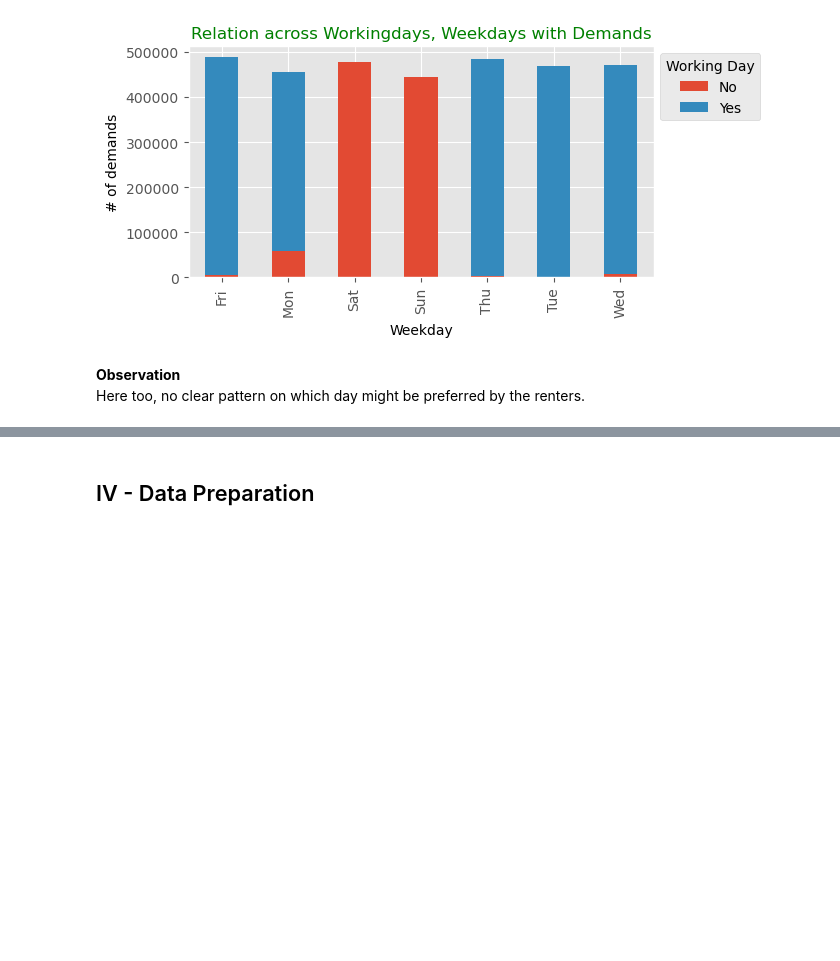
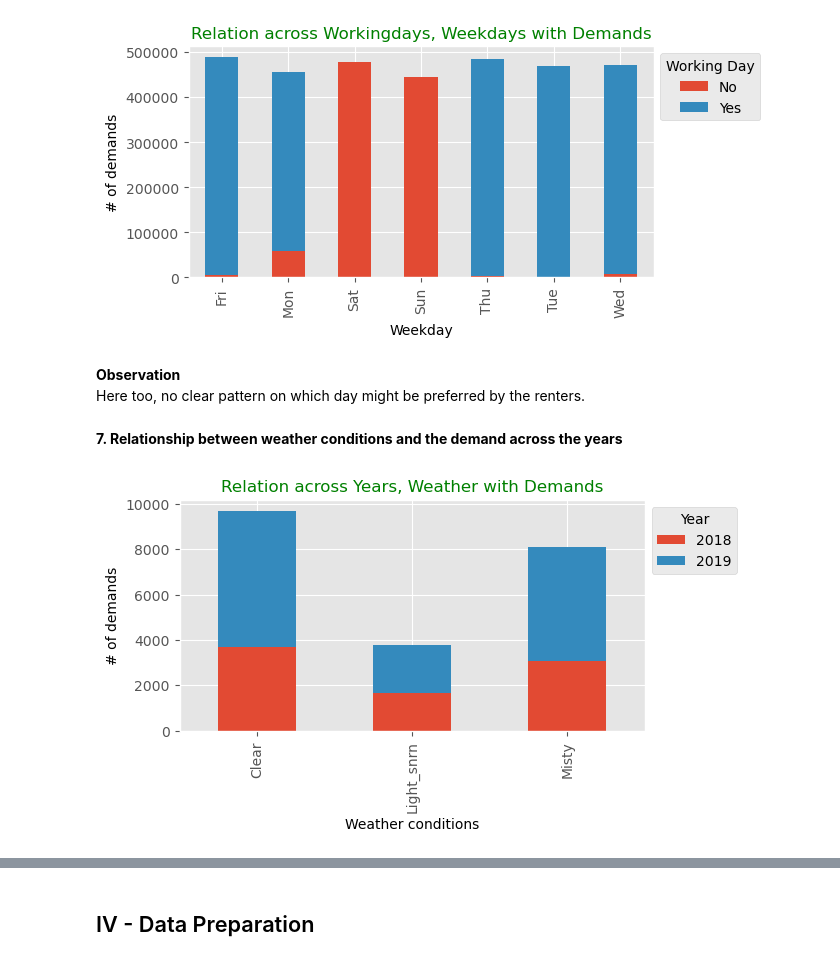
Before and after one commit to andrea-naz7/Bike_sharing_CaseStudy, a Jupyter notebook: Bike_sharing_Andrea.ipynb, the cells around one changed output, grey strips where cells are left out. Saved outputs shown, nothing was run; the diff lists cells and outputs as text; code cells hidden in the pictures; blank space fills up the shorter version.

```diff
--- a/Bike_sharing_Andrea.ipynb
+++ b/Bike_sharing_Andrea.ipynb
@@ -416,3 +416,14 @@ plt.show()
 # %% [markdown]
 **Observation**<br>
 Here too, no clear pattern on which day might be preferred by the renters.
+# %% [markdown]
+**7. Relationship between weather conditions and the demand across the years**
+# %%
+inp1.pivot_table(index = 'weathersit',columns='year',values='count',aggfunc=np.mean).plot(kind='bar',stacked=True,figsize=[6,3])
+plt.title('Relation across Years, Weather with Demands', fontdict={'fontsize':12,'fontweight':10,'color':'Green'})
+plt.legend(title='Year',labels=['2018','2019'],loc='upper left', bbox_to_anchor=(1, 1))
+plt.ylabel('# of demands')
+plt.xlabel('Weather conditions')
+plt.show()
+# %% [output]
+[figure, added]
```
Also changed, not shown: parts of 20 cells of this notebook, 2 other files.
